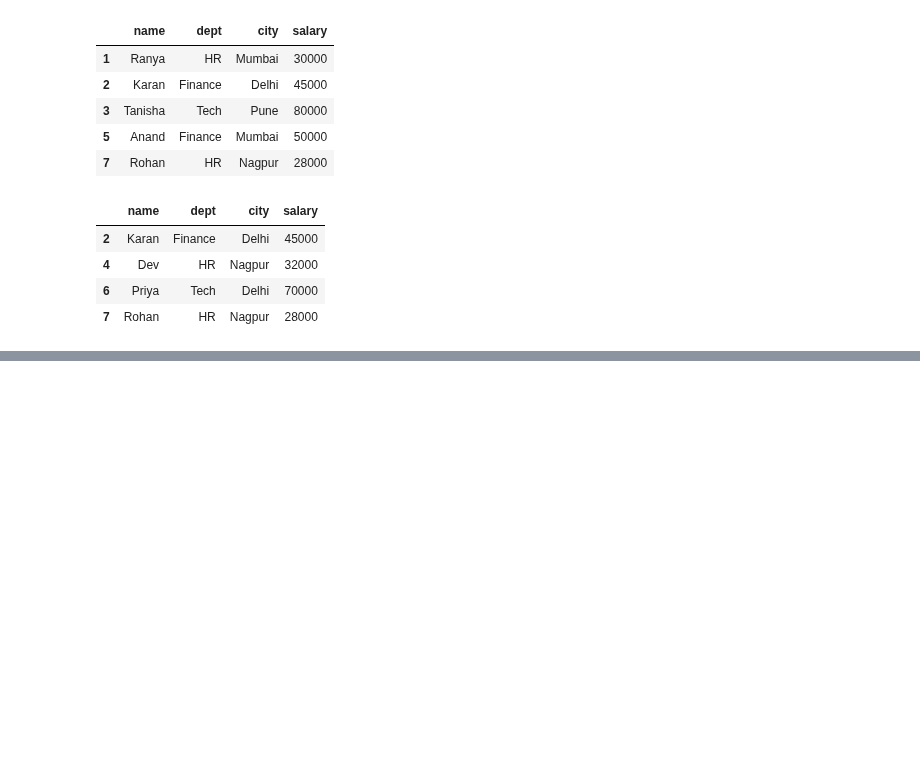
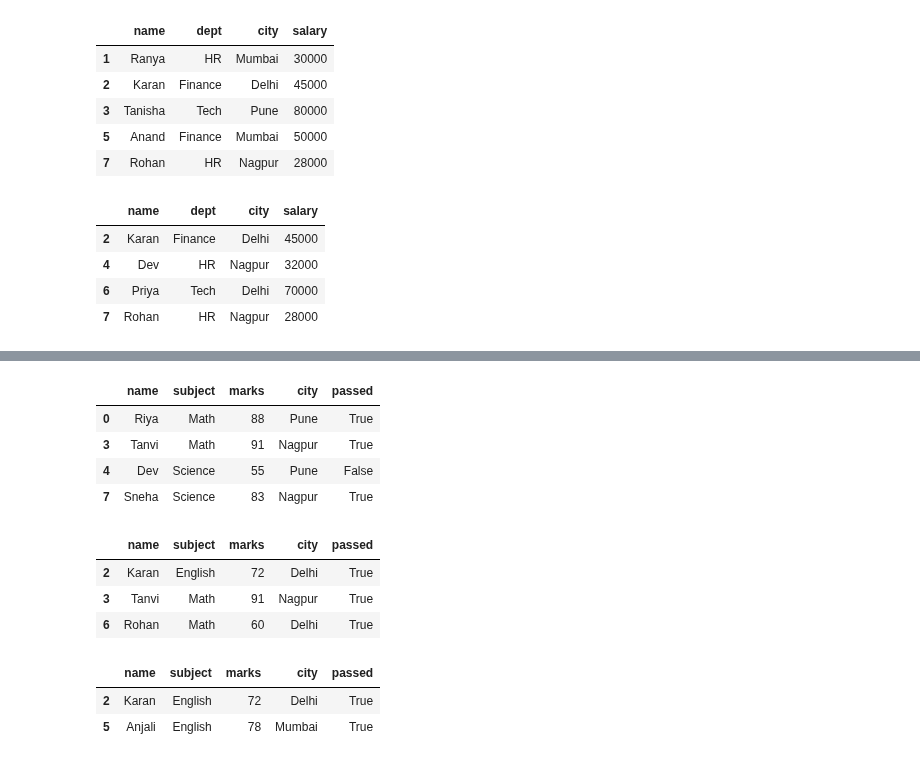
Before and after one commit to sayali-devkar/data_analysis_learning, a Jupyter notebook: pandas/practice/Filtering_2.ipynb, the cells around one changed output, grey strips where cells are left out. Saved outputs shown, nothing was run; the diff lists cells and outputs as text; code cells hidden in the pictures; blank space fills up the shorter version.

```diff
--- a/pandas/practice/Filtering_2.ipynb
+++ b/pandas/practice/Filtering_2.ipynb
@@ -216,0 +241,21 @@ df[~df["city"].isin(["Mumbai","Pune"])]
+# %%
+df[df["city"].isin(["Pune","Nagpur"])]
+# %% [output]
+|  | name | subject | marks | city | passed |
+| 0 | Riya | Math | 88 | Pune | True |
+| 3 | Tanvi | Math | 91 | Nagpur | True |
+| 4 | Dev | Science | 55 | Pune | False |
+| 7 | Sneha | Science | 83 | Nagpur | True |
+# %%
+df[df["name"].str.contains("an")]
+# %% [output]
+|  | name | subject | marks | city | passed |
+| 2 | Karan | English | 72 | Delhi | True |
+| 3 | Tanvi | Math | 91 | Nagpur | True |
+| 6 | Rohan | Math | 60 | Delhi | True |
+# %%
+df[~df["subject"].isin(["Math","Science"])]
+# %% [output]
+|  | name | subject | marks | city | passed |
+| 2 | Karan | English | 72 | Delhi | True |
+| 5 | Anjali | English | 78 | Mumbai | True |
```
Also changed, not shown: parts of 2 cells of this notebook.
